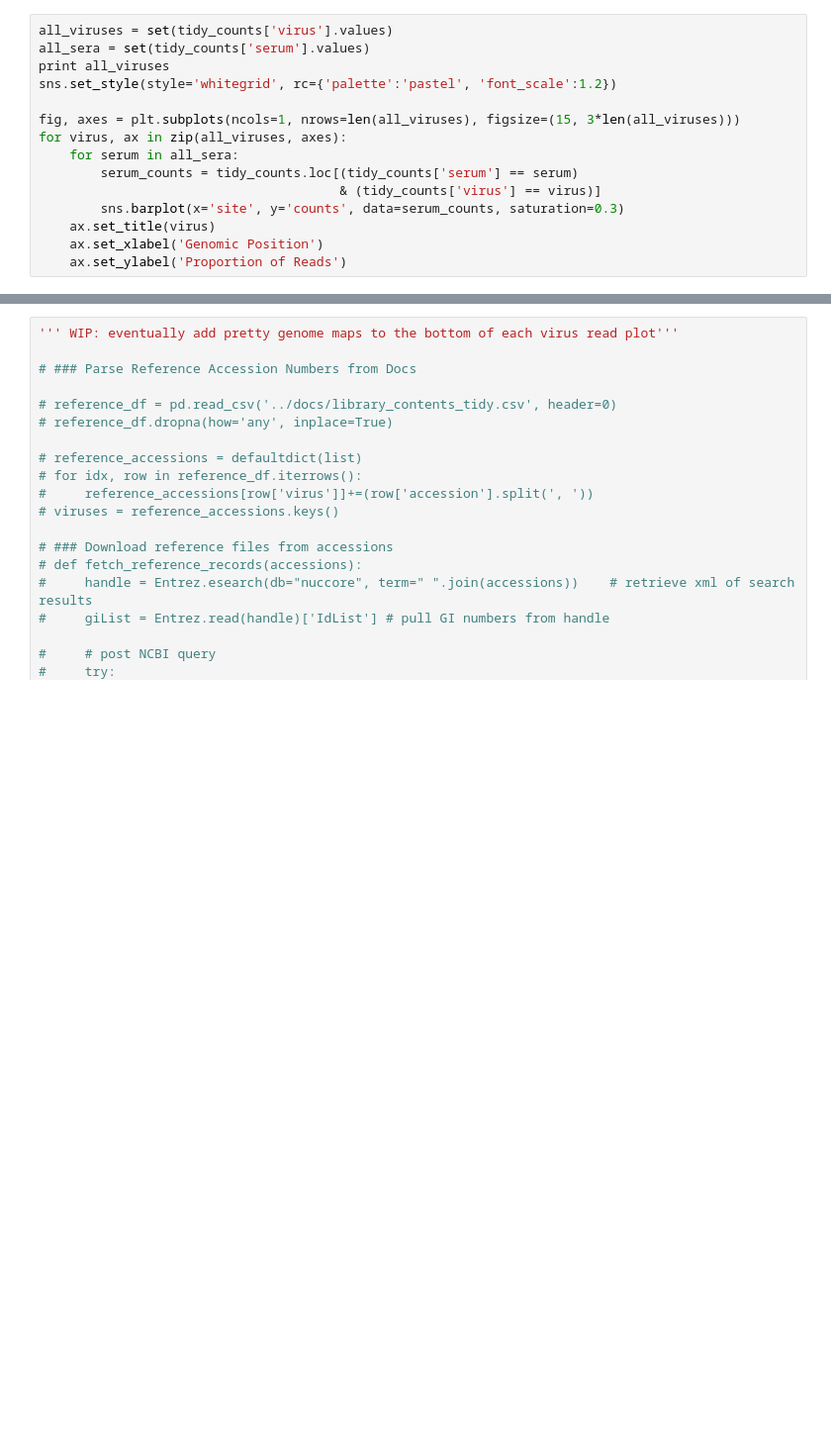
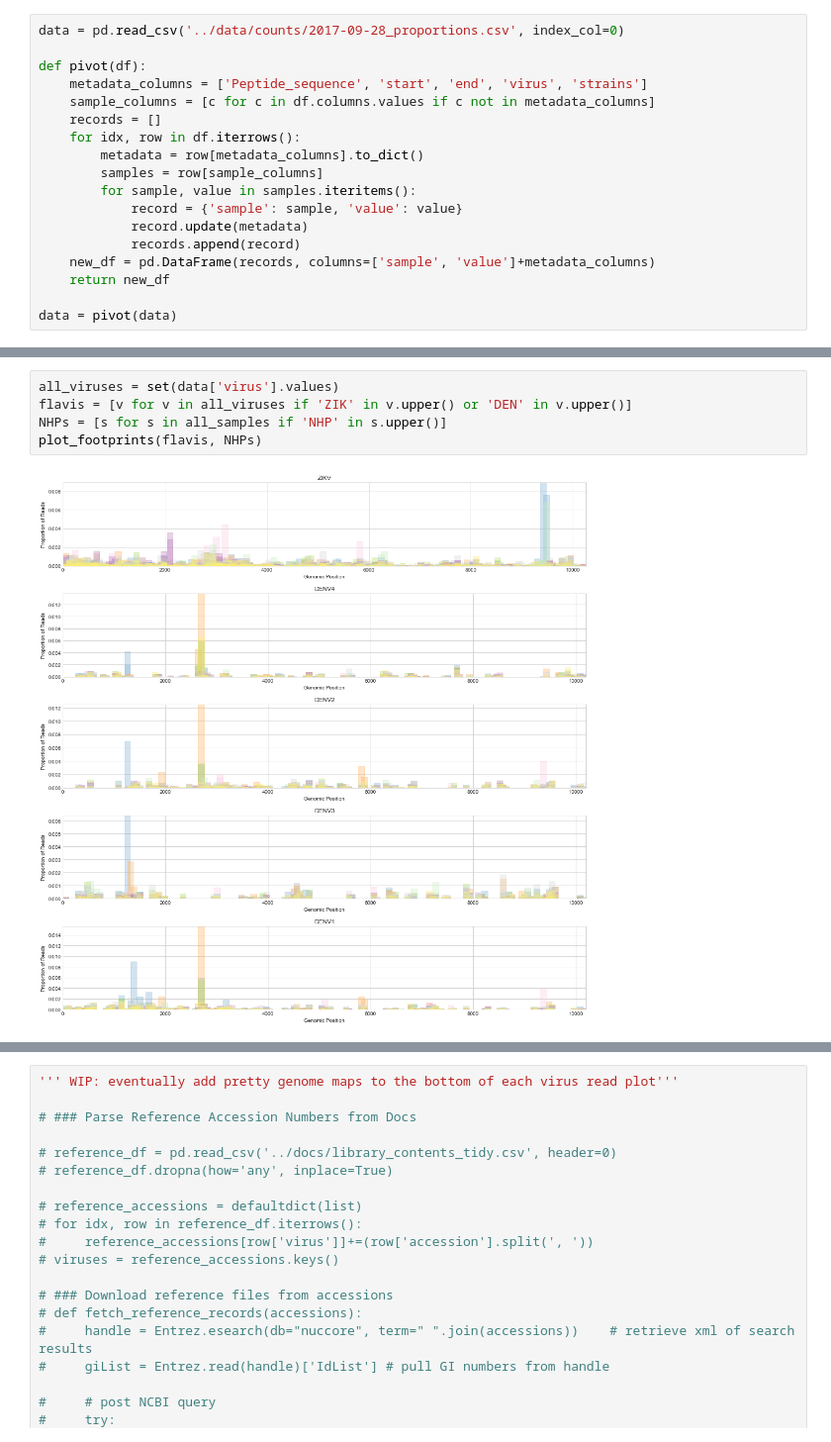
Before and after one commit to sidneymbell/phipseq, a Jupyter notebook: scripts/binding-footprints.ipynb, the cells around one changed output, grey strips where cells are left out. Shown at 99% size. Cells and saved outputs as stored; diff of their text form; blank space fills up the shorter version.

Commit message:
(very) rough draft of binding footprint plots

```diff
--- a/scripts/binding-footprints.ipynb
+++ b/scripts/binding-footprints.ipynb
@@ -62,15 +13,18 @@ tidy_counts = pivot_sites_sera(read_counts)
-# %%
-all_viruses = set(tidy_counts['virus'].values)
-all_sera = set(tidy_counts['serum'].values)
-print all_viruses
-sns.set_style(style='whitegrid', rc={'palette':'pastel', 'font_scale':1.2})
-
-fig, axes = plt.subplots(ncols=1, nrows=len(all_viruses), figsize=(15, 3*len(all_viruses)))
-for virus, ax in zip(all_viruses, axes):
-    for serum in all_sera:
-        serum_counts = tidy_counts.loc[(tidy_counts['serum'] == serum)
-                                       & (tidy_counts['virus'] == virus)]
-        sns.barplot(x='site', y='counts', data=serum_counts, saturation=0.3)
-    ax.set_title(virus)
-    ax.set_xlabel('Genomic Position')
-    ax.set_ylabel('Proportion of Reads')
+# %%
+data = pd.read_csv('../data/counts/2017-09-28_proportions.csv', index_col=0)
+
+def pivot(df):
+    metadata_columns = ['Peptide_sequence', 'start', 'end', 'virus', 'strains']
+    sample_columns = [c for c in df.columns.values if c not in metadata_columns]
+    records = []
+    for idx, row in df.iterrows():
+        metadata = row[metadata_columns].to_dict()
+        samples = row[sample_columns]
+        for sample, value in samples.iteritems():
+            record = {'sample': sample, 'value': value}
+            record.update(metadata)
+            records.append(record)
+    new_df = pd.DataFrame(records, columns=['sample', 'value']+metadata_columns)
+    return new_df
+
+data = pivot(data)
@@ -76,0 +82,7 @@ for virus, ax in zip(all_viruses, axes):
+# %%
+all_viruses = set(data['virus'].values)
+flavis = [v for v in all_viruses if 'ZIK' in v.upper() or 'DEN' in v.upper()]
+NHPs = [s for s in all_samples if 'NHP' in s.upper()]
+plot_footprints(flavis, NHPs)
+# %% [output]
+[figure, added]
```
Also changed, not shown: parts of 4 cells of this notebook.
